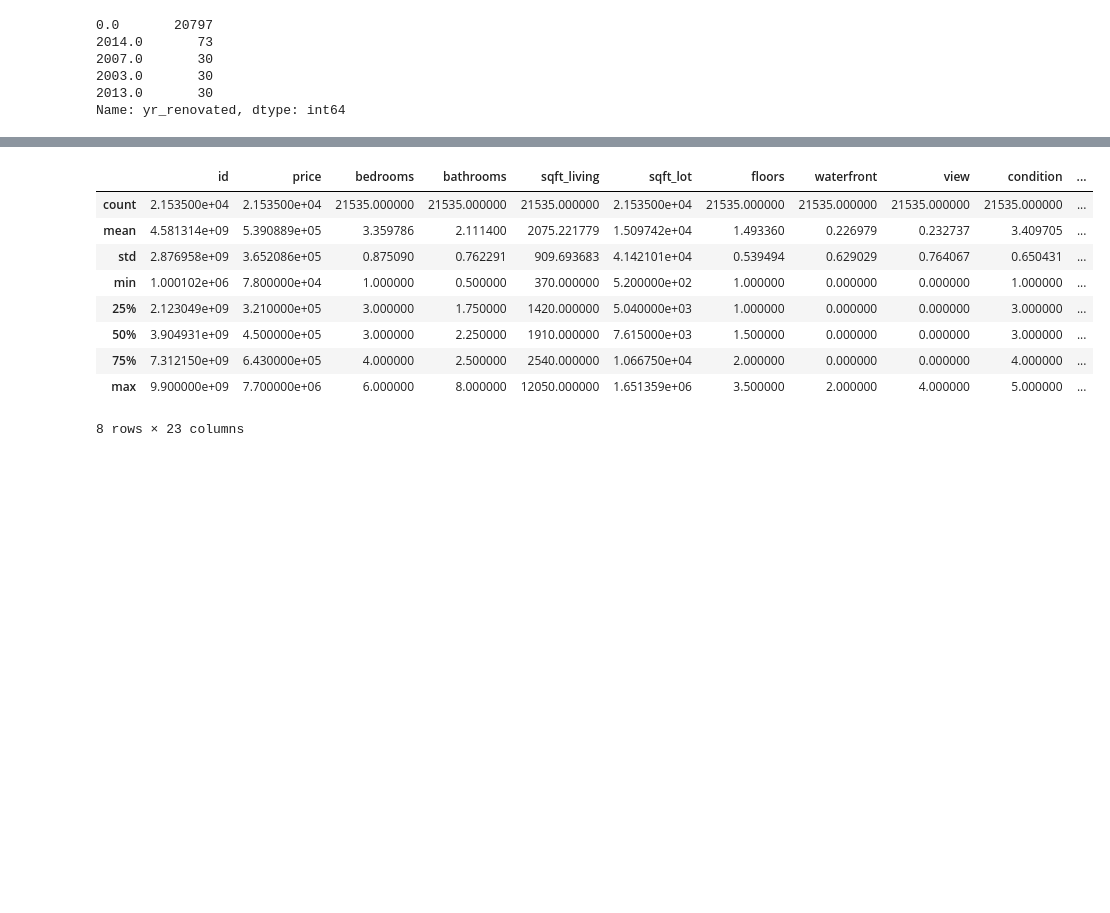
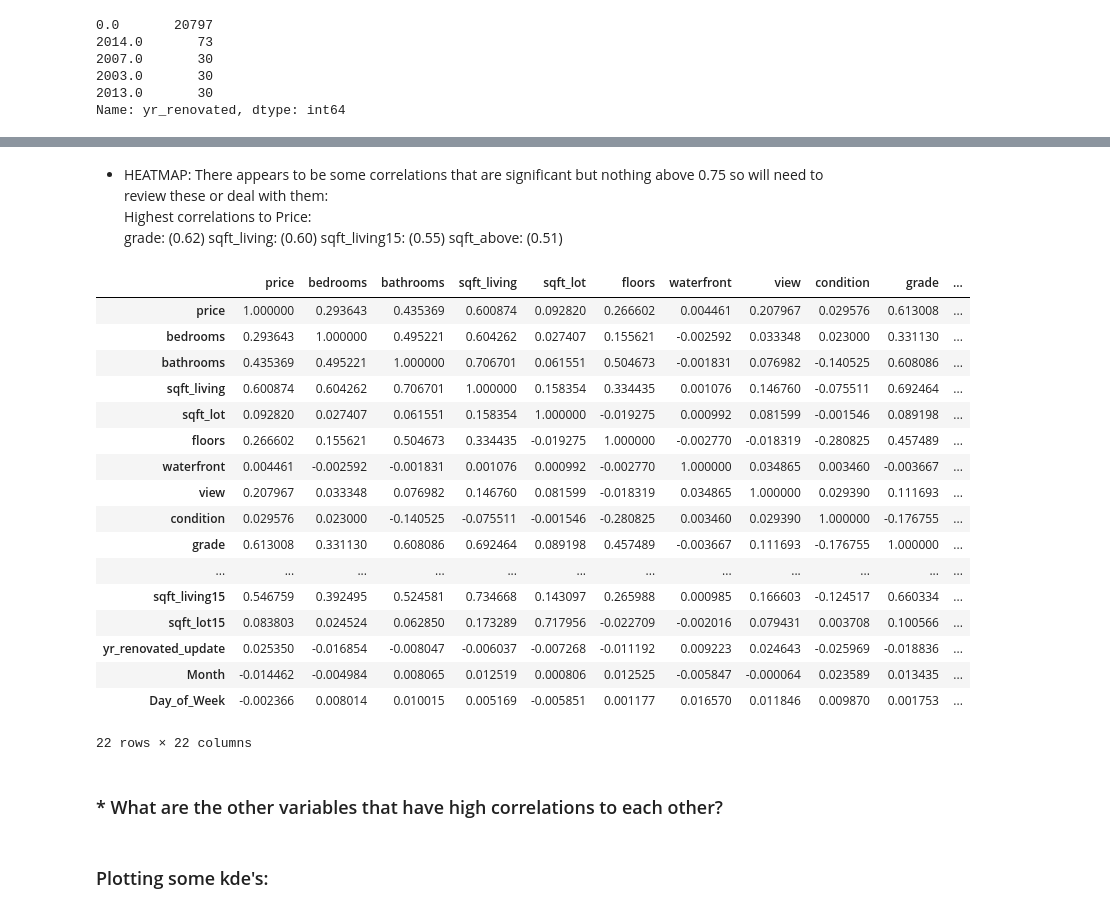
Before and after one commit to witchlane/dsc-1-final-project-online-ds-pt-112618, a Jupyter notebook: MOD 1 PROJECT - FIRST DRAFT.ipynb, the cells around one changed output, grey strips where cells are left out. Saved outputs shown, nothing was run; the diff lists cells and outputs as text; code cells hidden in the pictures; blank space fills up the shorter version.

```diff
--- a/MOD 1 PROJECT - FIRST DRAFT.ipynb
+++ b/MOD 1 PROJECT - FIRST DRAFT.ipynb
@@ -51,0 +60,2 @@ df.head()
+# %%
+df.drop(['id'], axis=1, inplace=True)
@@ -754,0 +722,3 @@ Name: yr_renovated, dtype: int64
+# %%
+df = df[df['bathrooms']<5]
+df.shape
@@ -754,0 +821,3 @@ Name: yr_renovated, dtype: int64
+# %%
+df = df.loc[df['price']<985000]
+df.head()
@@ -775,13 +860,29 @@ memory usage: 4.0 MB
+# %% [markdown]
+* HEATMAP: There appears to be some correlations that are significant but nothing above 0.75 so will need to review these or deal with them:<br/>
+Highest correlations to Price:<br/>
+grade: (0.62)  sqft_living: (0.60)  sqft_living15: (0.55)  sqft_above: (0.51)
 # %%
-df.describe()
+df.corr()
 # %% [output]
-|  | id | price | bedrooms | bathrooms | sqft_living | sqft_lot | floors | waterfront | view | condition | ... |
-| count | 2.153500e+04 | 2.153500e+04 | 21535.000000 | 21535.000000 | 21535.000000 | 2.153500e+04 | 21535.000000 | 21535.000000 | 21535.000000 | 21535.000000 | ... |
-| mean | 4.581314e+09 | 5.390889e+05 | 3.359786 | 2.111400 | 2075.221779 | 1.509742e+04 | 1.493360 | 0.226979 | 0.232737 | 3.409705 | ... |
-| std | 2.876958e+09 | 3.652086e+05 | 0.875090 | 0.762291 | 909.693683 | 4.142101e+04 | 0.539494 | 0.629029 | 0.764067 | 0.650431 | ... |
-| min | 1.000102e+06 | 7.800000e+04 | 1.000000 | 0.500000 | 370.000000 | 5.200000e+02 | 1.000000 | 0.000000 | 0.000000 | 1.000000 | ... |
-| 25% | 2.123049e+09 | 3.210000e+05 | 3.000000 | 1.750000 | 1420.000000 | 5.040000e+03 | 1.000000 | 0.000000 | 0.000000 | 3.000000 | ... |
-| 50% | 3.904931e+09 | 4.500000e+05 | 3.000000 | 2.250000 | 1910.000000 | 7.615000e+03 | 1.500000 | 0.000000 | 0.000000 | 3.000000 | ... |
-| 75% | 7.312150e+09 | 6.430000e+05 | 4.000000 | 2.500000 | 2540.000000 | 1.066750e+04 | 2.000000 | 0.000000 | 0.000000 | 4.000000 | ... |
-| max | 9.900000e+09 | 7.700000e+06 | 6.000000 | 8.000000 | 12050.000000 | 1.651359e+06 | 3.500000 | 2.000000 | 4.000000 | 5.000000 | ... |
+|  | price | bedrooms | bathrooms | sqft_living | sqft_lot | floors | waterfront | view | condition | grade | ... |
+| price | 1.000000 | 0.293643 | 0.435369 | 0.600874 | 0.092820 | 0.266602 | 0.004461 | 0.207967 | 0.029576 | 0.613008 | ... |
+| bedrooms | 0.293643 | 1.000000 | 0.495221 | 0.604262 | 0.027407 | 0.155621 | -0.002592 | 0.033348 | 0.023000 | 0.331130 | ... |
+| bathrooms | 0.435369 | 0.495221 | 1.000000 | 0.706701 | 0.061551 | 0.504673 | -0.001831 | 0.076982 | -0.140525 | 0.608086 | ... |
+| sqft_living | 0.600874 | 0.604262 | 0.706701 | 1.000000 | 0.158354 | 0.334435 | 0.001076 | 0.146760 | -0.075511 | 0.692464 | ... |
+| sqft_lot | 0.092820 | 0.027407 | 0.061551 | 0.158354 | 1.000000 | -0.019275 | 0.000992 | 0.081599 | -0.001546 | 0.089198 | ... |
+| floors | 0.266602 | 0.155621 | 0.504673 | 0.334435 | -0.019275 | 1.000000 | -0.002770 | -0.018319 | -0.280825 | 0.457489 | ... |
+| waterfront | 0.004461 | -0.002592 | -0.001831 | 0.001076 | 0.000992 | -0.002770 | 1.000000 | 0.034865 | 0.003460 | -0.003667 | ... |
+| view | 0.207967 | 0.033348 | 0.076982 | 0.146760 | 0.081599 | -0.018319 | 0.034865 | 1.000000 | 0.029390 | 0.111693 | ... |
+| condition | 0.029576 | 0.023000 | -0.140525 | -0.075511 | -0.001546 | -0.280825 | 0.003460 | 0.029390 | 1.000000 | -0.176755 | ... |
+| grade | 0.613008 | 0.331130 | 0.608086 | 0.692464 | 0.089198 | 0.457489 | -0.003667 | 0.111693 | -0.176755 | 1.000000 | ... |
+| ... | ... | ... | ... | ... | ... | ... | ... | ... | ... | ... | ... |
+| sqft_living15 | 0.546759 | 0.392495 | 0.524581 | 0.734668 | 0.143097 | 0.265988 | 0.000985 | 0.166603 | -0.124517 | 0.660334 | ... |
+| sqft_lot15 | 0.083803 | 0.024524 | 0.062850 | 0.173289 | 0.717956 | -0.022709 | -0.002016 | 0.079431 | 0.003708 | 0.100566 | ... |
+| yr_renovated_update | 0.025350 | -0.016854 | -0.008047 | -0.006037 | -0.007268 | -0.011192 | 0.009223 | 0.024643 | -0.025969 | -0.018836 | ... |
+| Month | -0.014462 | -0.004984 | 0.008065 | 0.012519 | 0.000806 | 0.012525 | -0.005847 | -0.000064 | 0.023589 | 0.013435 | ... |
+| Day_of_Week | -0.002366 | 0.008014 | 0.010015 | 0.005169 | -0.005851 | 0.001177 | 0.016570 | 0.011846 | 0.009870 | 0.001753 | ... |
-8 rows × 23 columns
+22 rows × 22 columns
+# %% [markdown]
+### * What are the other variables that have high correlations to each other?
+# %% [markdown]
+### Plotting some kde's:
```
Also changed, not shown: parts of 136 cells of this notebook.
